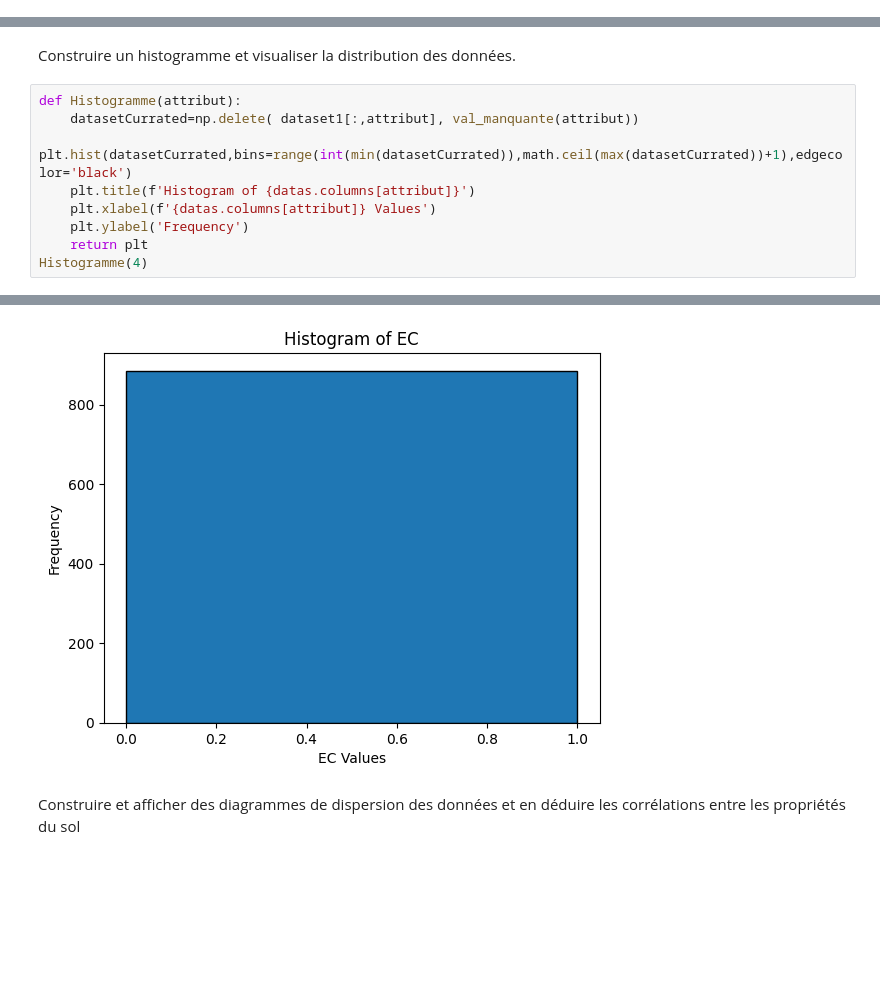
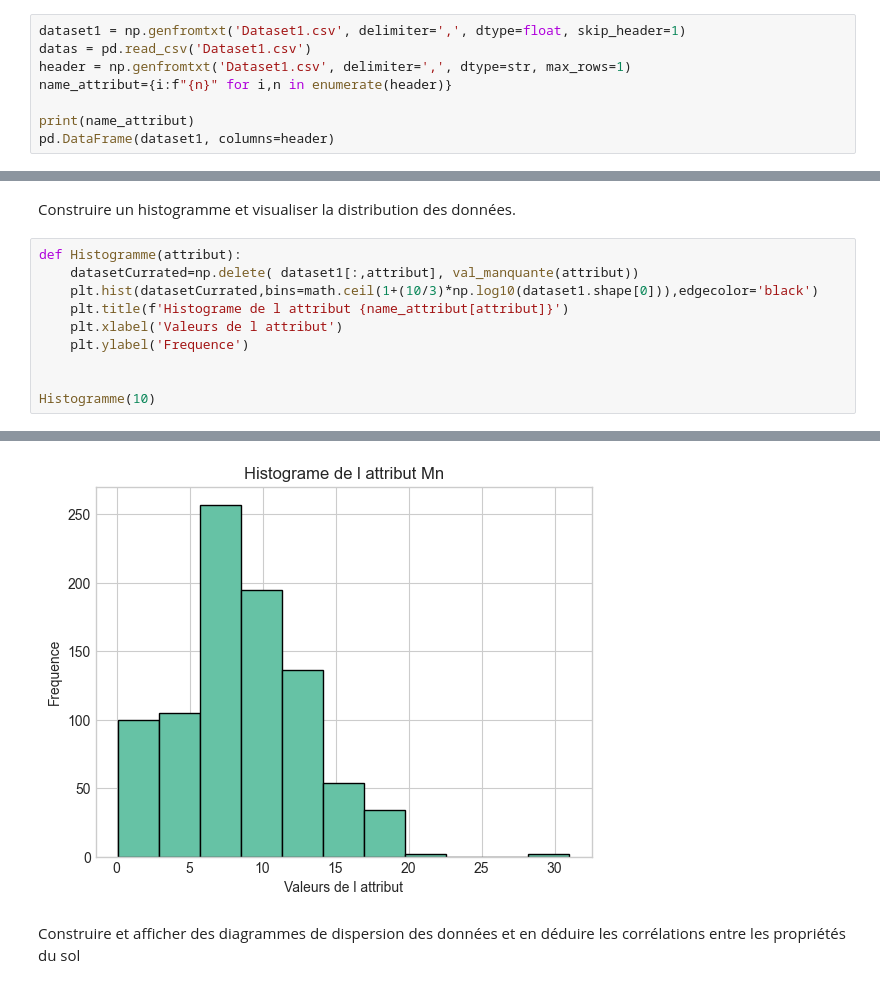
Before and after one commit to manel15279/DataMining-Project, a Jupyter notebook: Projet_P1_DM.ipynb, the cells around one changed output, grey strips where cells are left out. Cells and saved outputs as stored; diff of their text form; blank space fills up the shorter version.

```diff
--- a/Projet_P1_DM.ipynb
+++ b/Projet_P1_DM.ipynb
@@ -35,0 +36,8 @@ pd.DataFrame(datas).head()
+# %%
+dataset1 = np.genfromtxt('Dataset1.csv', delimiter=',', dtype=float, skip_header=1)
+datas = pd.read_csv('Dataset1.csv')
+header = np.genfromtxt('Dataset1.csv', delimiter=',', dtype=str, max_rows=1)
+name_attribut={i:f"{n}" for i,n in enumerate(header)}
+
+print(name_attribut)
+pd.DataFrame(dataset1, columns=header)
@@ -190,10 +209,11 @@ Construire un histogramme et visualiser la distribution des données.
 # %%
 def Histogramme(attribut):
     datasetCurrated=np.delete( dataset1[:,attribut], val_manquante(attribut))
-    plt.hist(datasetCurrated,bins=range(int(min(datasetCurrated)),math.ceil(max(datasetCurrated))+1),edgecolor='black')
-    plt.title(f'Histogram of {datas.columns[attribut]}')
-    plt.xlabel(f'{datas.columns[attribut]} Values')
-    plt.ylabel('Frequency')
-    return plt
-Histogramme(4)
+    plt.hist(datasetCurrated,bins=math.ceil(1+(10/3)*np.log10(dataset1.shape[0])),edgecolor='black')
+    plt.title(f'Histograme de l attribut {name_attribut[attribut]}')
+    plt.xlabel('Valeurs de l attribut')
+    plt.ylabel('Frequence')
+
+
+Histogramme(10)
 # %% [output]
@@ -201,4 +220,4 @@ Histogramme(4)
-[figure, old version]
+[figure, new version]
 # %% [markdown]
 Construire et afficher des diagrammes de dispersion des données et en déduire les
 corrélations entre les propriétés du sol
```
Also changed, not shown: parts of 83 cells of this notebook, 9 other files.
